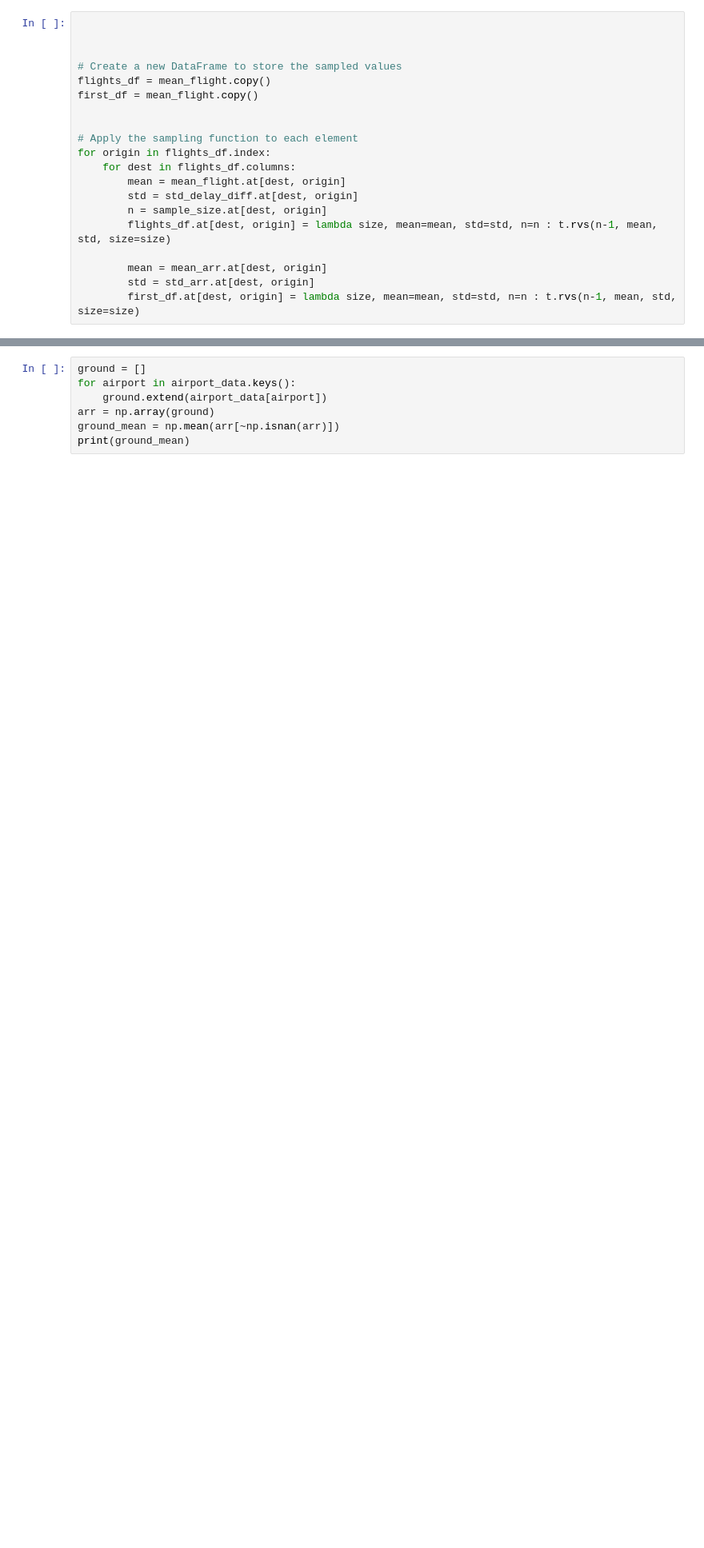
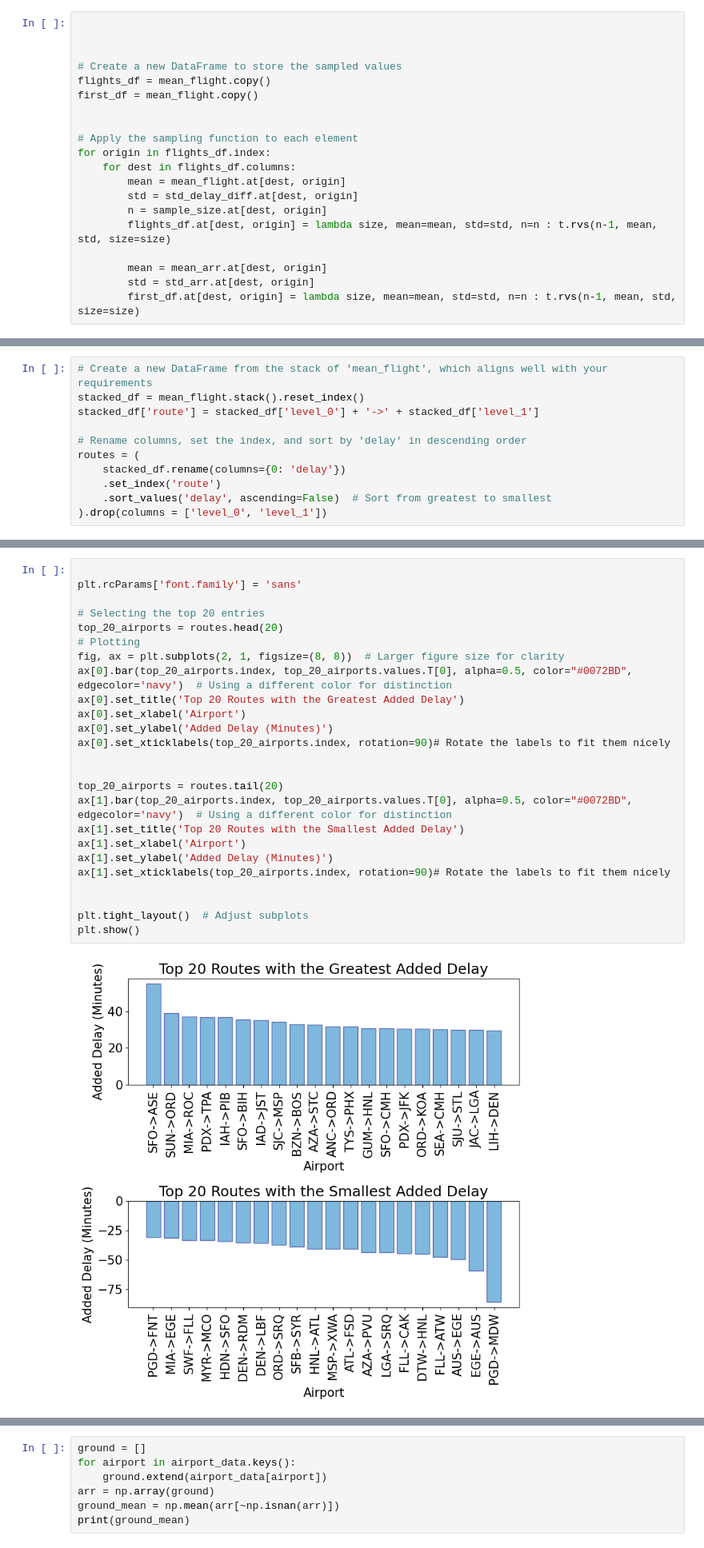
Before and after one commit to andyeske/Flight-delays, a Jupyter notebook: Python Code/final_project.ipynb, the cells around one changed output, grey strips where cells are left out. Shown at 80% size. Saved outputs shown, nothing was run; the diff lists cells and outputs as text; blank space fills up the shorter version.

```diff
--- a/Python Code/final_project.ipynb
+++ b/Python Code/final_project.ipynb
@@ -136,0 +134,11 @@ for airport in airport_data.keys():
+# %%
+# Create a new DataFrame from the stack of 'mean_flight', which aligns well with your requirements
+stacked_df = mean_flight.stack().reset_index()
+stacked_df['route'] = stacked_df['level_0'] + '->' + stacked_df['level_1']
+
+# Rename columns, set the index, and sort by 'delay' in descending order
+routes = (
+    stacked_df.rename(columns={0: 'delay'})
+    .set_index('route')
+    .sort_values('delay', ascending=False)  # Sort from greatest to smallest
+).drop(columns = ['level_0', 'level_1'])
@@ -136,0 +150,27 @@ for airport in airport_data.keys():
+# %%
+
+plt.rcParams['font.family'] = 'sans'
+
+# Selecting the top 20 entries
+top_20_airports = routes.head(20)
+# Plotting
+fig, ax = plt.subplots(2, 1, figsize=(8, 8))  # Larger figure size for clarity
+ax[0].bar(top_20_airports.index, top_20_airports.values.T[0], alpha=0.5, color="#0072BD", edgecolor='navy')  # Using a different color for distinction
+ax[0].set_title('Top 20 Routes with the Greatest Added Delay')
+ax[0].set_xlabel('Airport')
+ax[0].set_ylabel('Added Delay (Minutes)')
+ax[0].set_xticklabels(top_20_airports.index, rotation=90)# Rotate the labels to fit them nicely
+
+
+top_20_airports = routes.tail(20)
+ax[1].bar(top_20_airports.index, top_20_airports.values.T[0], alpha=0.5, color="#0072BD", edgecolor='navy')  # Using a different color for distinction
+ax[1].set_title('Top 20 Routes with the Smallest Added Delay')
+ax[1].set_xlabel('Airport')
+ax[1].set_ylabel('Added Delay (Minutes)')
+ax[1].set_xticklabels(top_20_airports.index, rotation=90)# Rotate the labels to fit them nicely
+
+
+plt.tight_layout()  # Adjust subplots
+plt.show()
+# %% [output]
+[figure, added]
```
Also changed, not shown: parts of 19 cells of this notebook, 1 other file.
